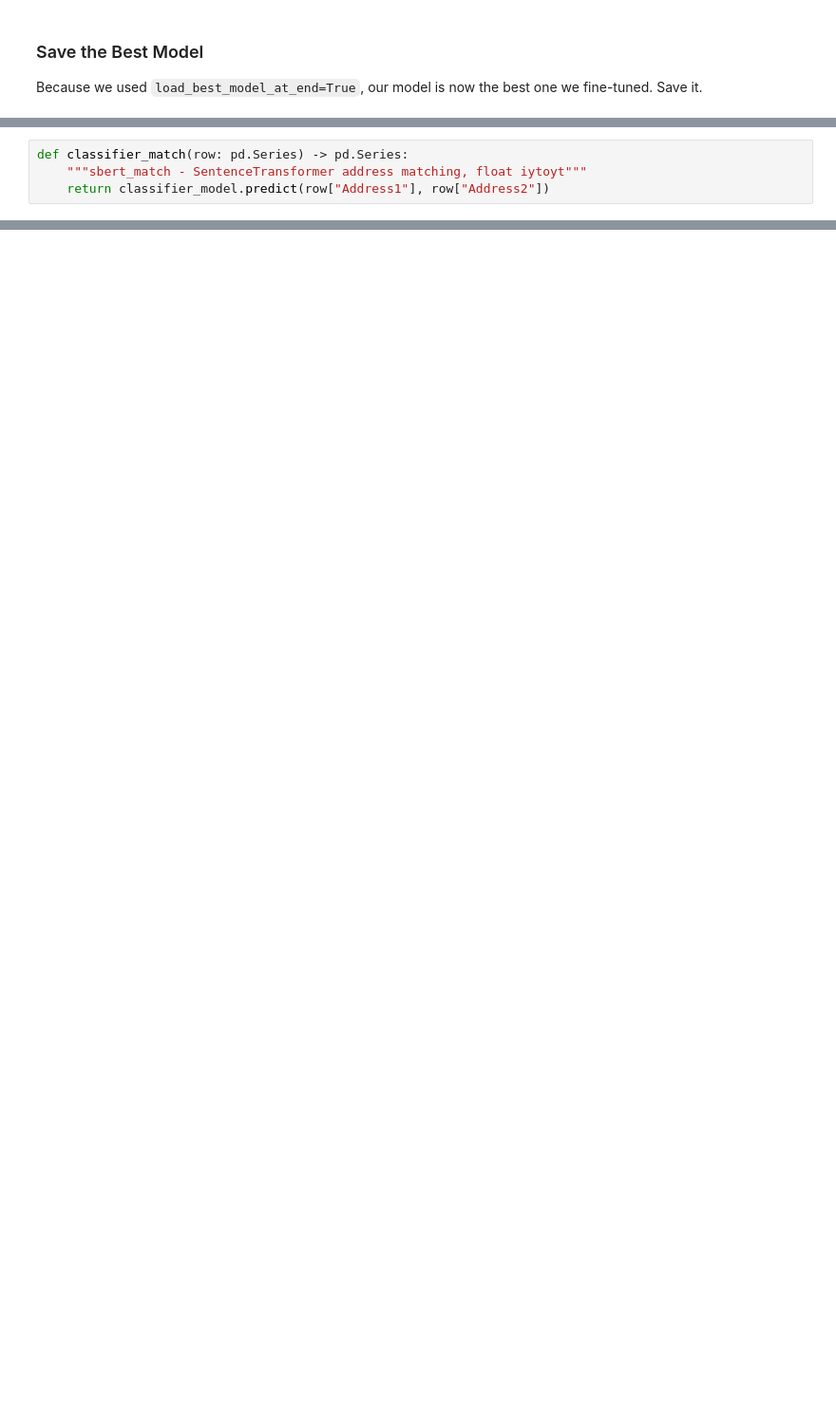
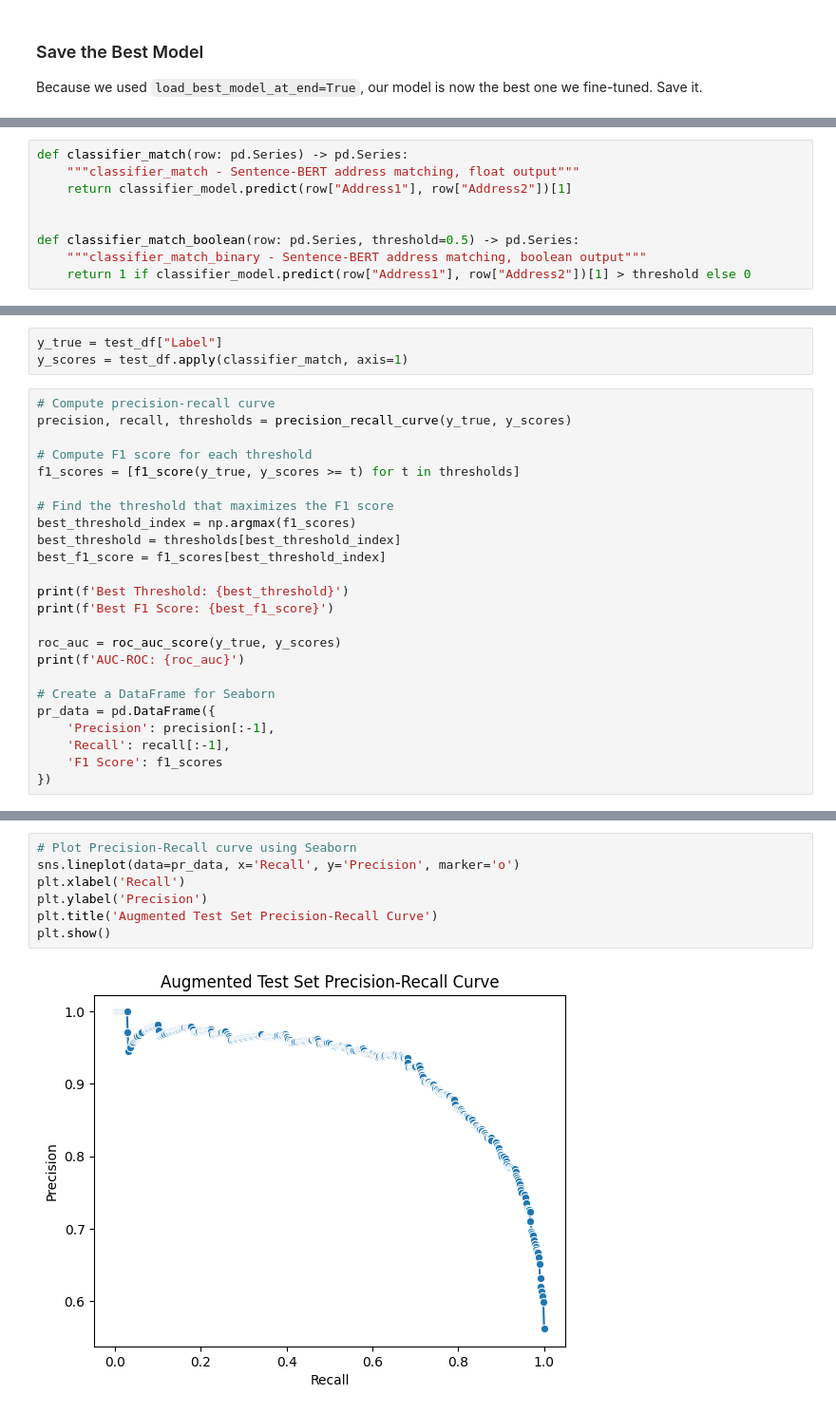
Before and after one commit to rjurney/libpostal-reborn, a Jupyter notebook: Address Matching Deep Dive.ipynb, the cells around one changed output, grey strips where cells are left out. Shown at 95% size. Drawn from its saved outputs; the diff is of its cells as text; blank space fills up the shorter version.

```diff
--- a/Address Matching Deep Dive.ipynb
+++ b/Address Matching Deep Dive.ipynb
@@ -1750,4 +1382,9 @@ wandb.finish()
 # %%
 def classifier_match(row: pd.Series) -> pd.Series:
-    """sbert_match - SentenceTransformer address matching, float iytoyt"""
-    return classifier_model.predict(row["Address1"], row["Address2"])
+    """classifier_match - Sentence-BERT address matching, float output"""
+    return classifier_model.predict(row["Address1"], row["Address2"])[1]
+
+
+def classifier_match_boolean(row: pd.Series, threshold=0.5) -> pd.Series:
+    """classifier_match_binary - Sentence-BERT address matching, boolean output"""
+    return 1 if classifier_model.predict(row["Address1"], row["Address2"])[1] > threshold else 0
@@ -1753,0 +1393,27 @@ def classifier_match(row: pd.Series) -> pd.Series:
+# %%
+y_true = test_df["Label"]
+y_scores = test_df.apply(classifier_match, axis=1)
+# %%
+# Compute precision-recall curve
+precision, recall, thresholds = precision_recall_curve(y_true, y_scores)
+
+# Compute F1 score for each threshold
+f1_scores = [f1_score(y_true, y_scores >= t) for t in thresholds]
+
+# Find the threshold that maximizes the F1 score
+best_threshold_index = np.argmax(f1_scores)
+best_threshold = thresholds[best_threshold_index]
+best_f1_score = f1_scores[best_threshold_index]
+
+print(f'Best Threshold: {best_threshold}')
+print(f'Best F1 Score: {best_f1_score}')
+
+roc_auc = roc_auc_score(y_true, y_scores)
+print(f'AUC-ROC: {roc_auc}')
+
+# Create a DataFrame for Seaborn
+pr_data = pd.DataFrame({
+    'Precision': precision[:-1],
+    'Recall': recall[:-1],
+    'F1 Score': f1_scores
+})
@@ -1753,0 +1424,9 @@ def classifier_match(row: pd.Series) -> pd.Series:
+# %%
+# Plot Precision-Recall curve using Seaborn
+sns.lineplot(data=pr_data, x='Recall', y='Precision', marker='o')
+plt.xlabel('Recall')
+plt.ylabel('Precision')
+plt.title('Augmented Test Set Precision-Recall Curve')
+plt.show()
+# %% [output]
+[figure, added]
```
Also changed, not shown: parts of 100 cells of this notebook.
